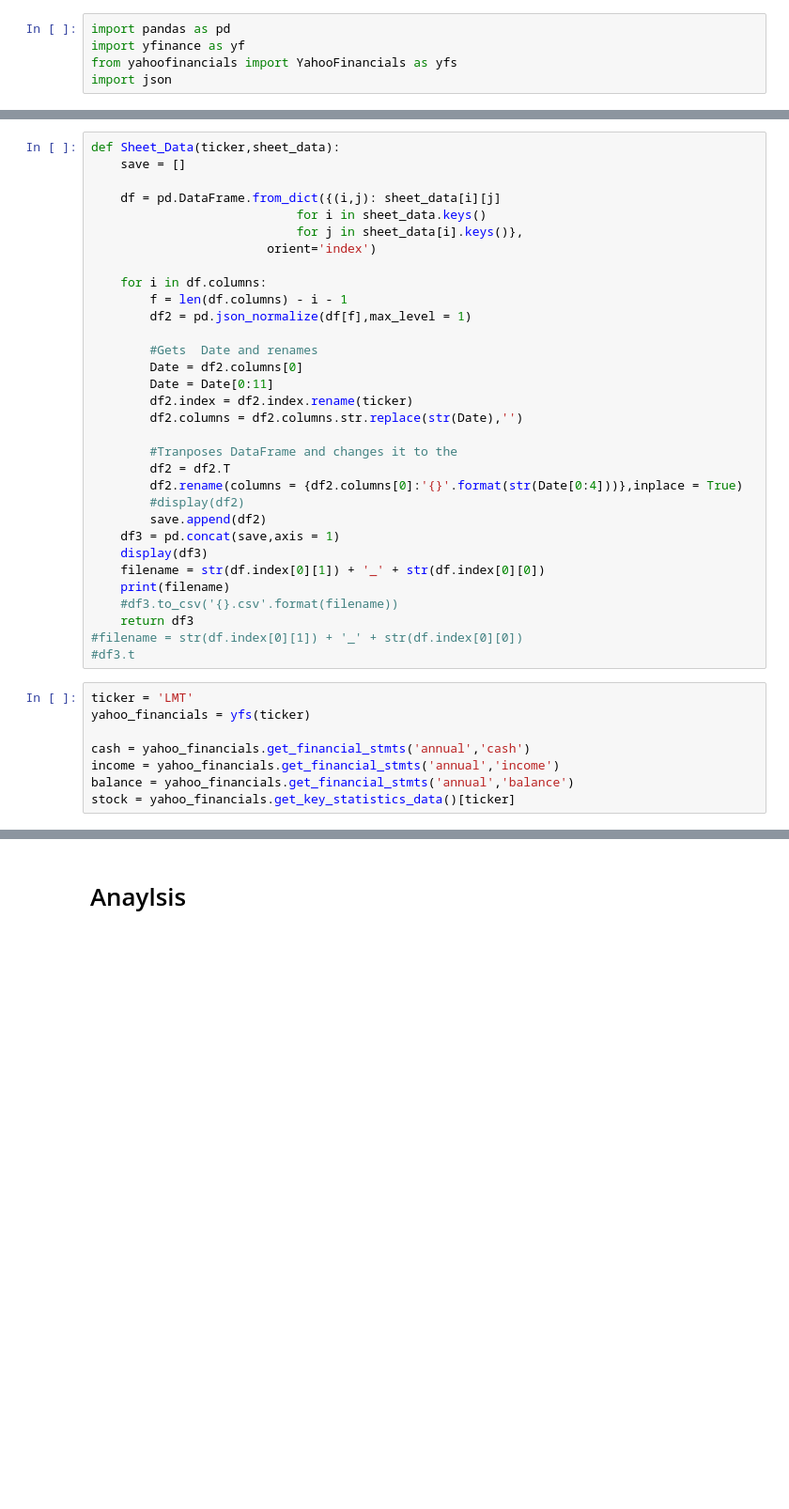
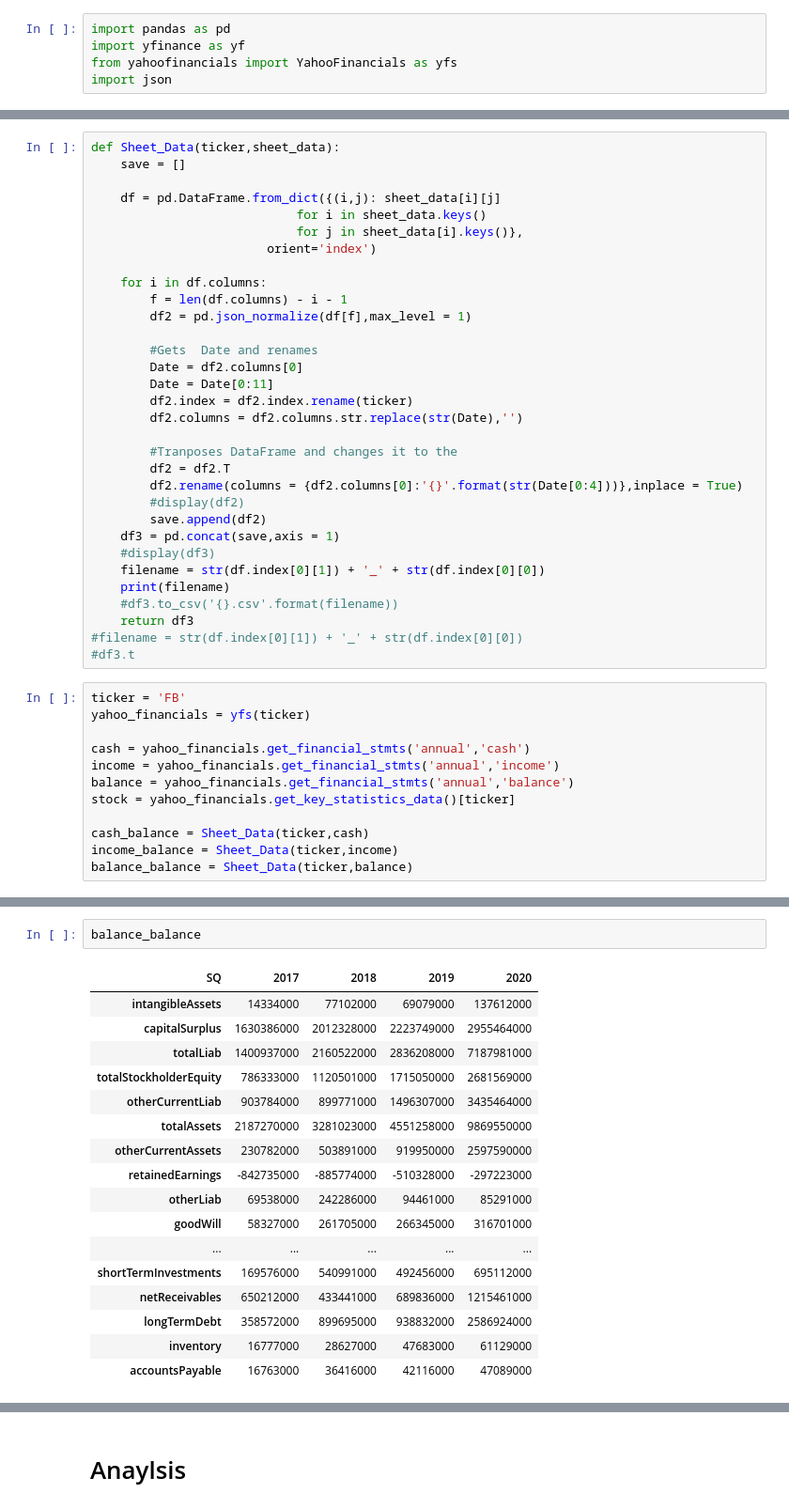
Before and after one commit to AntimatterFx/Investing, a Jupyter notebook: DCF.ipynb, the cells around one changed output, grey strips where cells are left out. Shown at 94% size. Cells and saved outputs as stored; diff of their text form; blank space fills up the shorter version.

```diff
--- a/DCF.ipynb
+++ b/DCF.ipynb
@@ -35,7 +30,7 @@ def Sheet_Data(ticker,sheet_data):
         #display(df2)
         save.append(df2)
     df3 = pd.concat(save,axis = 1)
-    display(df3)
+    #display(df3)
     filename = str(df.index[0][1]) + '_' + str(df.index[0][0])
     print(filename)
     #df3.to_csv('{}.csv'.format(filename))
@@ -43,10 +38,14 @@ def Sheet_Data(ticker,sheet_data):
 #filename = str(df.index[0][1]) + '_' + str(df.index[0][0])
 #df3.t
 # %%
-ticker = 'LMT'
+ticker = 'FB'
 yahoo_financials = yfs(ticker)
 
 cash = yahoo_financials.get_financial_stmts('annual','cash')
 income = yahoo_financials.get_financial_stmts('annual','income')
 balance = yahoo_financials.get_financial_stmts('annual','balance')
 stock = yahoo_financials.get_key_statistics_data()[ticker]
+
+cash_balance = Sheet_Data(ticker,cash)
+income_balance = Sheet_Data(ticker,income)
+balance_balance = Sheet_Data(ticker,balance)
@@ -112,0 +97,20 @@ LMT_balanceSheetHistory
+# %%
+balance_balance
+# %% [output]
+| SQ | 2017 | 2018 | 2019 | 2020 |
+| intangibleAssets | 14334000 | 77102000 | 69079000 | 137612000 |
+| capitalSurplus | 1630386000 | 2012328000 | 2223749000 | 2955464000 |
+| totalLiab | 1400937000 | 2160522000 | 2836208000 | 7187981000 |
+| totalStockholderEquity | 786333000 | 1120501000 | 1715050000 | 2681569000 |
+| otherCurrentLiab | 903784000 | 899771000 | 1496307000 | 3435464000 |
+| totalAssets | 2187270000 | 3281023000 | 4551258000 | 9869550000 |
+| otherCurrentAssets | 230782000 | 503891000 | 919950000 | 2597590000 |
+| retainedEarnings | -842735000 | -885774000 | -510328000 | -297223000 |
+| otherLiab | 69538000 | 242286000 | 94461000 | 85291000 |
+| goodWill | 58327000 | 261705000 | 266345000 | 316701000 |
+| ... | ... | ... | ... | ... |
+| shortTermInvestments | 169576000 | 540991000 | 492456000 | 695112000 |
+| netReceivables | 650212000 | 433441000 | 689836000 | 1215461000 |
+| longTermDebt | 358572000 | 899695000 | 938832000 | 2586924000 |
+| inventory | 16777000 | 28627000 | 47683000 | 61129000 |
+| accountsPayable | 16763000 | 36416000 | 42116000 | 47089000 |
```
Also changed, not shown: parts of 29 cells of this notebook, 3 other files.
